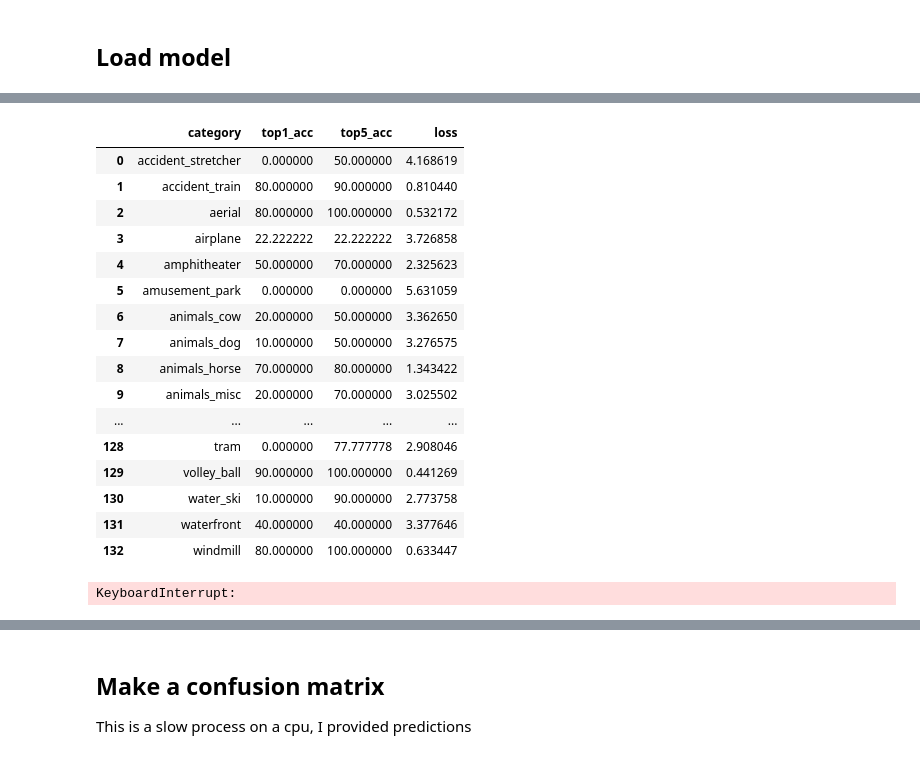
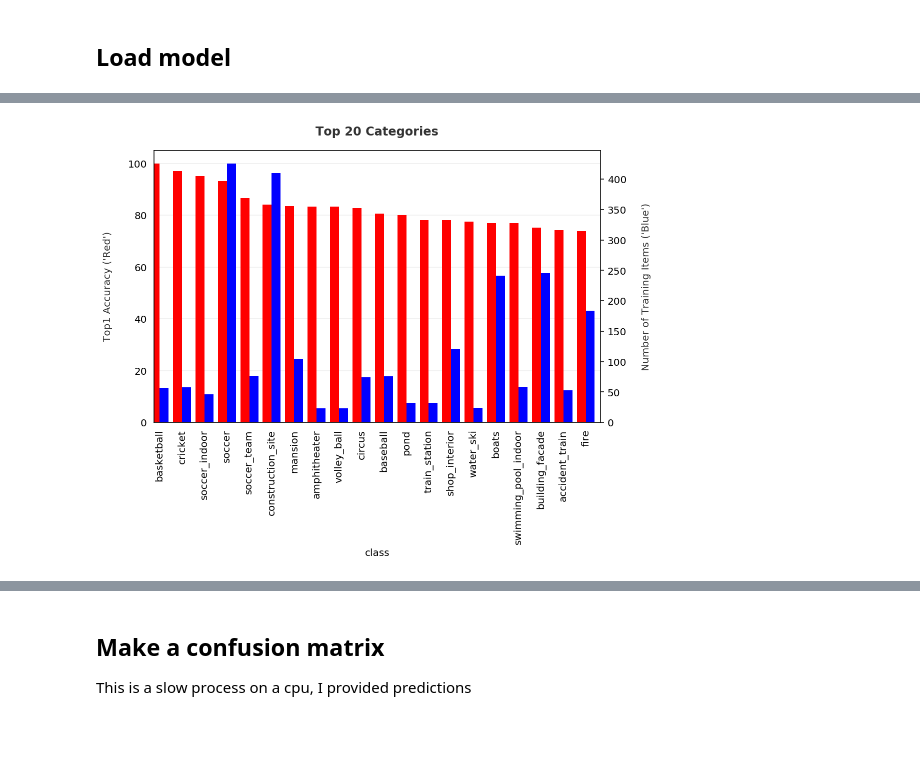
Before and after one commit to melvinwevers/hisvis, a Jupyter notebook: notebooks/explore_results.ipynb, the cells around one changed output, grey strips where cells are left out. Saved outputs shown, nothing was run; the diff lists cells and outputs as text; code cells hidden in the pictures; blank space fills up the shorter version.

```diff
--- a/notebooks/explore_results.ipynb
+++ b/notebooks/explore_results.ipynb
@@ -211,0 +187,4 @@ total_trainable_params: 558982
+# %%
+results = pd.read_csv('../output/results/cross_valid_results.csv')
+# %%
+results = pd.merge(results, cat_df, left_on='class', right_on='category')
@@ -212,2 +222,4 @@ total_trainable_params: 558982
+# %%
+results_ = results.groupby('class').mean().sort_values('top1', ascending=False).head(20)
 # %%
 # %% [output]
@@ -375,36 +228,38 @@ results.columns = ['category', 'top1_acc', 'top5_acc', 'loss']
-# %%
-results
-# %% [output]
-|  | category | top1_acc | top5_acc | loss |
-| 0 | accident_stretcher | 0.000000 | 50.000000 | 4.168619 |
-| 1 | accident_train | 80.000000 | 90.000000 | 0.810440 |
-| 2 | aerial | 80.000000 | 100.000000 | 0.532172 |
-| 3 | airplane | 22.222222 | 22.222222 | 3.726858 |
-| 4 | amphitheater | 50.000000 | 70.000000 | 2.325623 |
-| 5 | amusement_park | 0.000000 | 0.000000 | 5.631059 |
-| 6 | animals_cow | 20.000000 | 50.000000 | 3.362650 |
-| 7 | animals_dog | 10.000000 | 50.000000 | 3.276575 |
-| 8 | animals_horse | 70.000000 | 80.000000 | 1.343422 |
-| 9 | animals_misc | 20.000000 | 70.000000 | 3.025502 |
-| ... | ... | ... | ... | ... |
-| 128 | tram | 0.000000 | 77.777778 | 2.908046 |
-| 129 | volley_ball | 90.000000 | 100.000000 | 0.441269 |
-| 130 | water_ski | 10.000000 | 90.000000 | 2.773758 |
-| 131 | waterfront | 40.000000 | 40.000000 | 3.377646 |
-| 132 | windmill | 80.000000 | 100.000000 | 0.633447 |
-# %%
-nb_classes = n_classes
-
-confusion_matrix = torch.zeros(nb_classes, nb_classes)
-with torch.no_grad():
-    for i, (inputs, classes) in enumerate(dataloaders['val']):
-        inputs = inputs.to(device)
-        classes = classes.to(device)
-        outputs = model(inputs)
-        _, preds = torch.max(outputs, 1)
-        for t, p in zip(classes.view(-1), preds.view(-1)):
-                confusion_matrix[t.long(), p.long()] += 1
-
-print(confusion_matrix)
-# %% [output]
-KeyboardInterrupt:
+# %%
+fig = plt.figure(figsize=(8,5)) # Create matplotlib figure
+ax = fig.add_subplot(111) # Create matplotlib axes
+ax2 = ax.twinx() # Create another axes that shares the same x-axis as ax.
+
+width = 0.4
+
+results_['top1'].plot(kind='bar', color='red', ax=ax, width=width, position=1)
+results_['n_train'].plot(kind='bar', color='blue', ax=ax2, width=width, position=0)
+
+
+ax.set_ylabel('Amount')
+ax2.set_ylabel('Price')
+
+ax.spines['top'].set_visible(False)
+ax.spines['right'].set_visible(False)
+ax.spines['left'].set_visible(False)
+ax.spines['bottom'].set_color('#DDDDDD')
+
+# Second, remove the ticks as well.
+ax.tick_params(bottom=False, left=False)
+
+# Third, add a horizontal grid (but keep the vertical grid hidden).
+# Color the lines a light gray as well.
+ax.set_axisbelow(True)
+ax.yaxis.grid(True, color='#EEEEEE')
+ax.xaxis.grid(False)
+
+ax.set_ylabel('Top1 Accuracy (\'Red\')', labelpad=15, color='#333333')
+ax2.set_ylabel('Number of Training Items (\'Blue\')', labelpad=15, color='#333333')
+ax.set_title('Top 20 Categories', pad=15, color='#333333',
+             weight='bold')
+
+
+plt.savefig('../output/figures/top20.png', dpi=300)
+plt.show()
+# %% [output]
+[figure, added]
```
Also changed, not shown: parts of 34 cells of this notebook, 58 other files.
